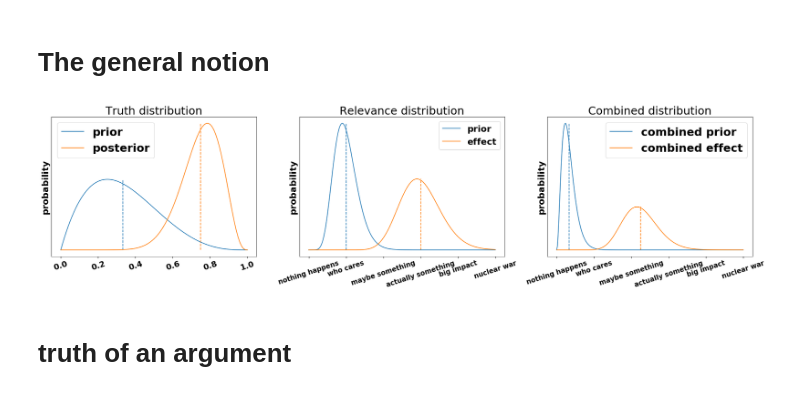
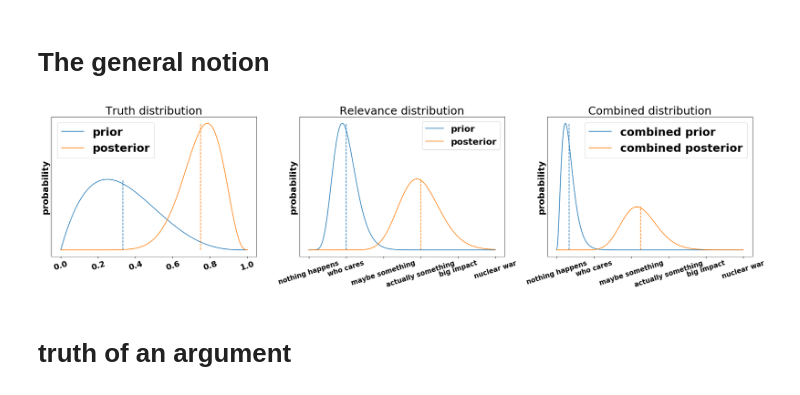
Before and after one commit to mariushobbhahn/mariushobbhahn.github.io, a Jupyter notebook: img/Probabilistic_Judging_1/Probabilistic Judging Part1.ipynb, the cells around one changed output. Cells and saved outputs as stored; diff of their text form; code cells hidden in the pictures.

```diff
--- a/img/Probabilistic_Judging_1/Probabilistic Judging Part1.ipynb
+++ b/img/Probabilistic_Judging_1/Probabilistic Judging Part1.ipynb
@@ -118,39 +118,39 @@ axs[0].legend(prop={'size': 25})
 axs[0].set_title('Truth distribution', fontdict={'fontsize': 25})
 
 axs[1].plot(x_gamma_gn, gamma_p_gn, label='prior')
-axs[1].plot(x_gamma_gn, gamma_1_gn, label='effect')
+axs[1].plot(x_gamma_gn, gamma_1_gn, label='posterior')
 axs[1].vlines(g_p_gn*s_gn, ymin=0, ymax=1*gamma_p_gn.max(), linestyle='dashed', alpha=1, color="#1f77b4")
 axs[1].vlines(g_1_gn*s_gn, ymin=0, ymax=1*gamma_1_gn.max(), linestyle='dashed', alpha=1, color="#ff7f0e")
 axs[1].set_yticklabels([])
 axs[1].set_yticks([])
 axs[1].set_xticklabels(x_labels, fontdict={'fontsize':fs_tick_labels})
 axs[1].set_ylabel('probability', fontdict={'fontsize':20})
 axs[1].legend(prop={'size': 20})
 axs[1].set_title('Relevance distribution', fontdict={'fontsize': 25})
 
 axs[2].plot(x_gamma_gn, gamma_beta_p_gn, label='combined prior')
-axs[2].plot(x_gamma_gn, gamma_beta_1_1_gn, label='combined effect')
+axs[2].plot(x_gamma_gn, gamma_beta_1_1_gn, label='combined posterior')
 axs[2].vlines(gb_exp_p_gn*s_gn*g_p_gn, ymin=0, ymax=1*gamma_beta_p_gn.max(), linestyle='dashed', alpha=1, color="#1f77b4")
 axs[2].vlines(gb_exp_1_1_gn*s_gn*g_1_gn, ymin=0, ymax=1*gamma_beta_1_1_gn.max(), linestyle='dashed', alpha=1, color="#ff7f0e")
 axs[2].set_yticklabels([])
 axs[2].set_yticks([])
 axs[2].set_xticklabels(x_labels, fontdict={'fontsize':fs_tick_labels})
 axs[2].legend(prop={'size': 25})
 axs[2].set_title('Combined distribution', fontdict={'fontsize': 25})
 axs[2].set_ylabel('probability', fontdict={'fontsize':20})
 
 
 
 for ax in fig.axes:
     plt.sca(ax)
     plt.xticks(rotation=18)
 
 plt.tight_layout()
 plt.savefig('general_notion.png', dpi=300)
 
 plt.show();
 # %% [output]
-[figure, old version]
+[figure, new version]
 # %% [markdown]
 # truth of an argument
 # %%
```
Also changed, not shown: 1 other file.
